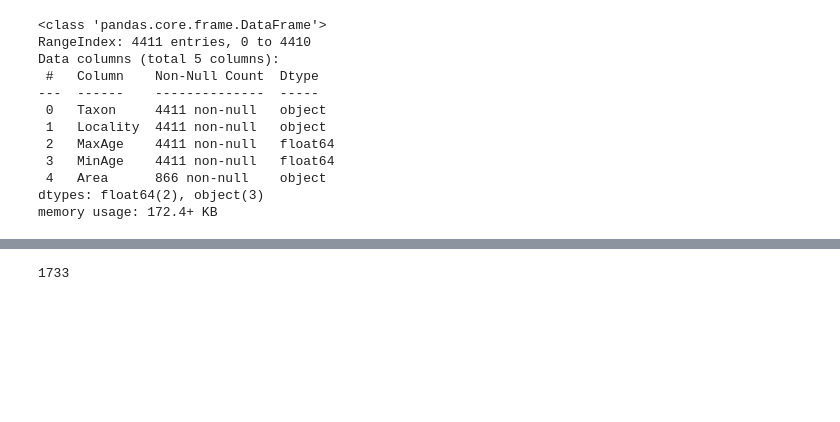
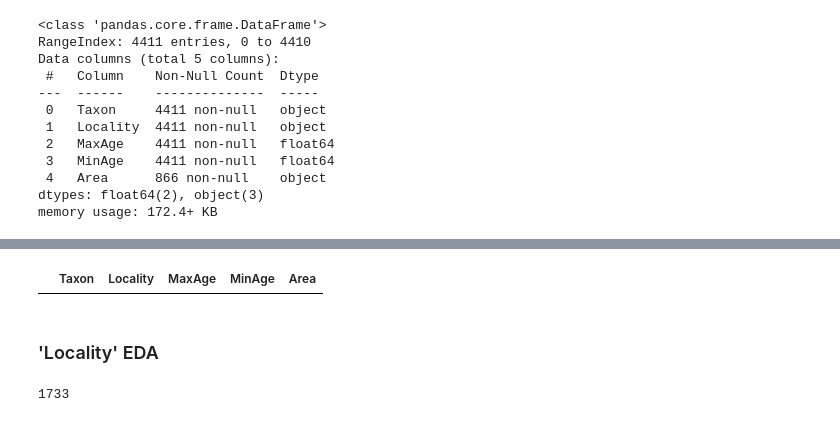
Before and after one commit to shelleylwang/DeepDiveR, a Jupyter notebook: reptilia/reptilia_eda.ipynb, the cells around one changed output, grey strips where cells are left out. Cells and saved outputs as stored; diff of their text form; code cells hidden in the pictures; blank space fills up the shorter version.

```diff
--- a/reptilia/reptilia_eda.ipynb
+++ b/reptilia/reptilia_eda.ipynb
@@ -65,3 +215,11 @@ memory usage: 172.4+ KB
+# %%
+# Looking for Empty values
+empty_values = rep_filtered[rep_filtered['Area'].str.strip() == '']
+empty_values
+# %% [output]
+|  | Taxon | Locality | MaxAge | MinAge | Area |
+# %% [markdown]
+### 'Locality' EDA
 # %%
 # Finding number of unique collection sites
 len(rep_filtered['Locality'].unique())
```
Also changed, not shown: parts of 17 cells of this notebook, 3 other files.
